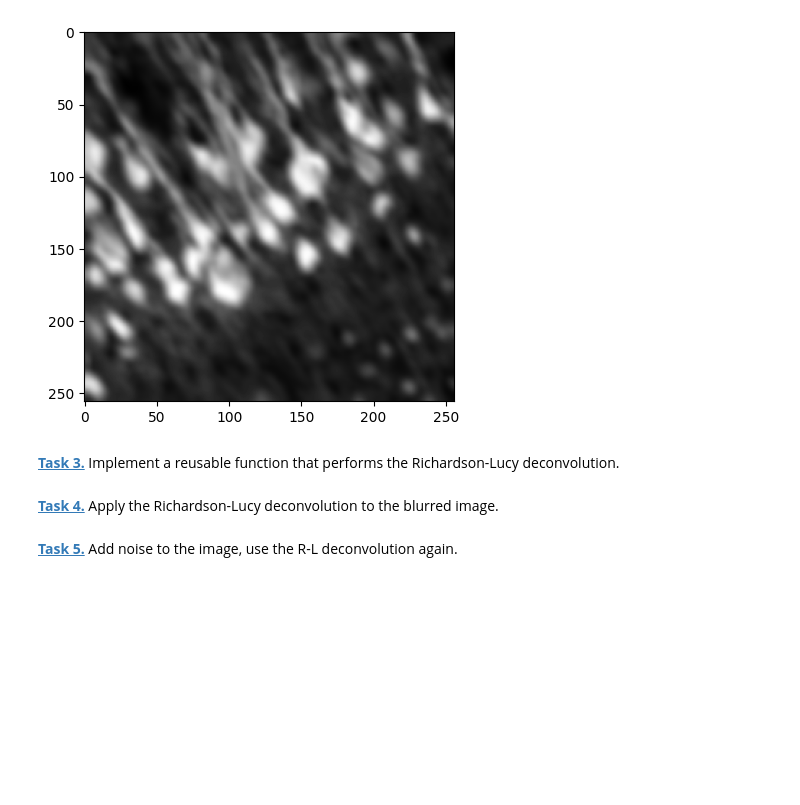
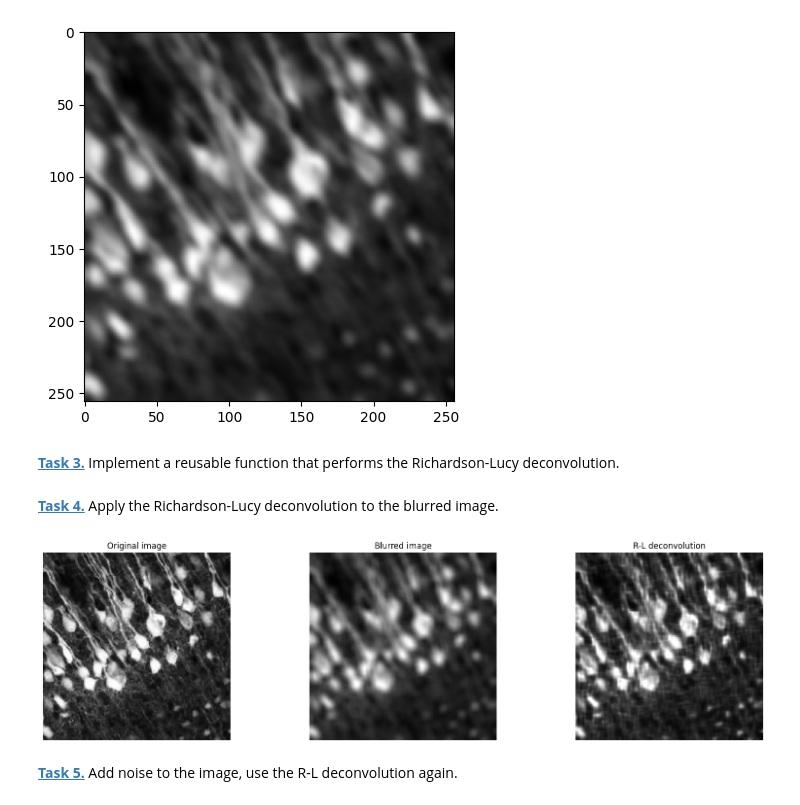
Before and after one commit to CihZyrk/mobi-fs5-python, a Jupyter notebook: deconvolution.ipynb, the cells around one changed output. Drawn from its saved outputs; the diff is of its cells as text; code cells hidden in the pictures; blank space fills up the shorter version.

Commit message:
Finished deconvolution

```diff
--- a/deconvolution.ipynb
+++ b/deconvolution.ipynb
@@ -59,27 +59,37 @@ plt.imshow(img_conv2, 'gray')
 def richardson_lucy_deconvolution(image, psf, n_iterations):
     img_deconv = np.full(image.shape, 0.5)
 
-    ### Insert code here
+    psf_flipped = np.flip(psf)
+
+    for x in range(n_iterations):
+        conv_hp = conv(img_deconv, psf, mode="same", boundary = "symm")
+        Bruch = image / conv_hp
+        conv_ghpp = conv(Bruch, psf_flipped, mode="same", boundary = "symm")
+        img_deconv = img_deconv * conv_ghpp
 
     img_deconv = img_deconv.clip(0,1)
     return img_deconv
 # %% [markdown]
 **[Task 4.]()** Apply the Richardson-Lucy deconvolution to the blurred image.
+# %%
+deconv_img = richardson_lucy_deconvolution(img_conv, psf, 60)
 # %%
 plt.figure(figsize=(20,5))
 plt.subplot(1, 3, 1)
 plt.axis('off')
 plt.imshow(img, 'gray')
 plt.title('Original image')
 plt.subplot(1, 3, 2)
 plt.axis('off')
-plt.imshow(img_psf, 'gray')
+plt.imshow(img_conv, 'gray')
 plt.title('Blurred image')
 plt.subplot(1, 3, 3)
 plt.axis('off')
 plt.imshow(deconv_img, 'gray')
 plt.title('R-L deconvolution')
 plt.show()
+# %% [output]
+[figure, added]
 # %% [markdown]
 **[Task 5.]()** Add noise to the image, use the R-L deconvolution again.
 # %%
```
Also changed, not shown: parts of 5 cells of this notebook.
